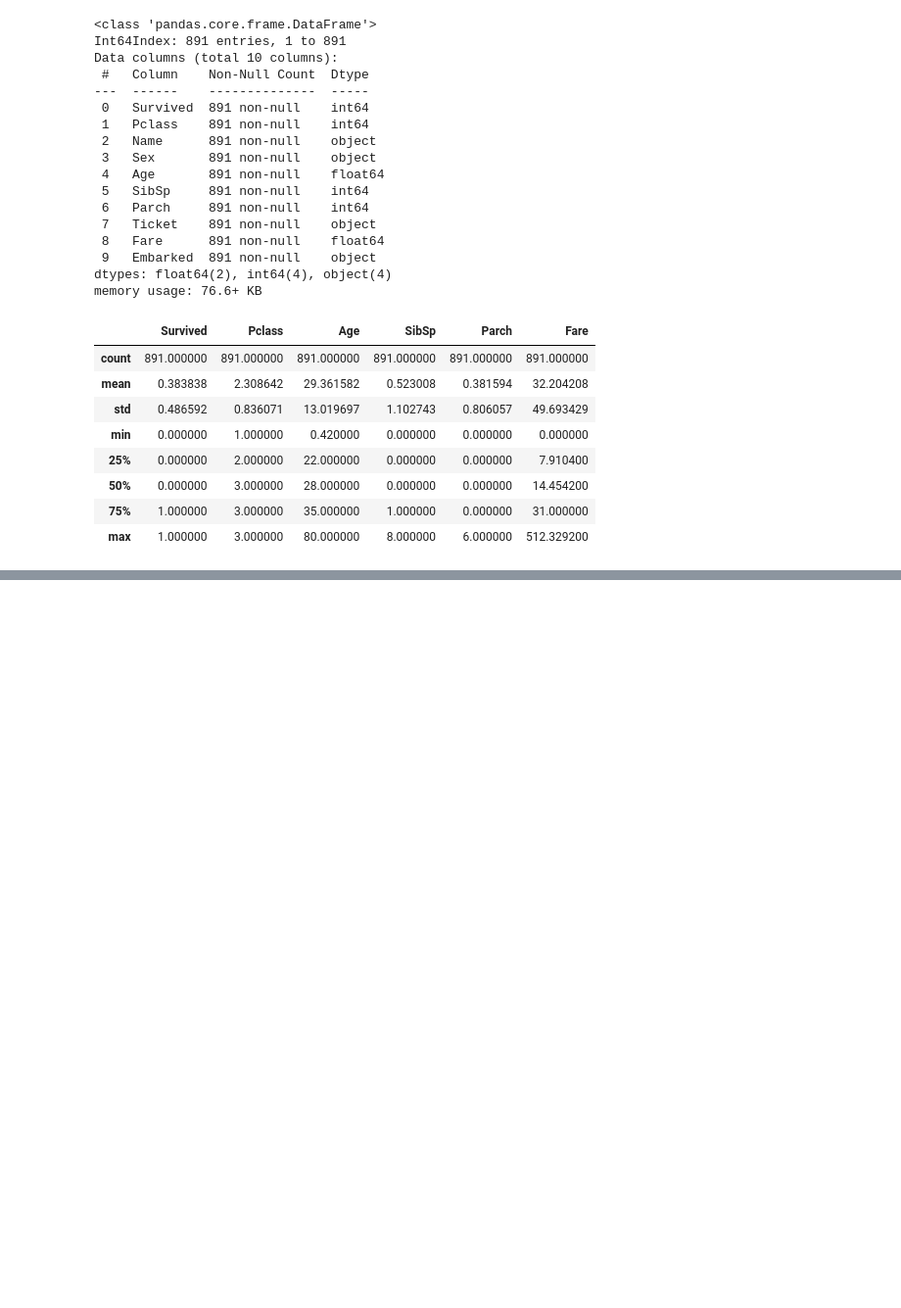
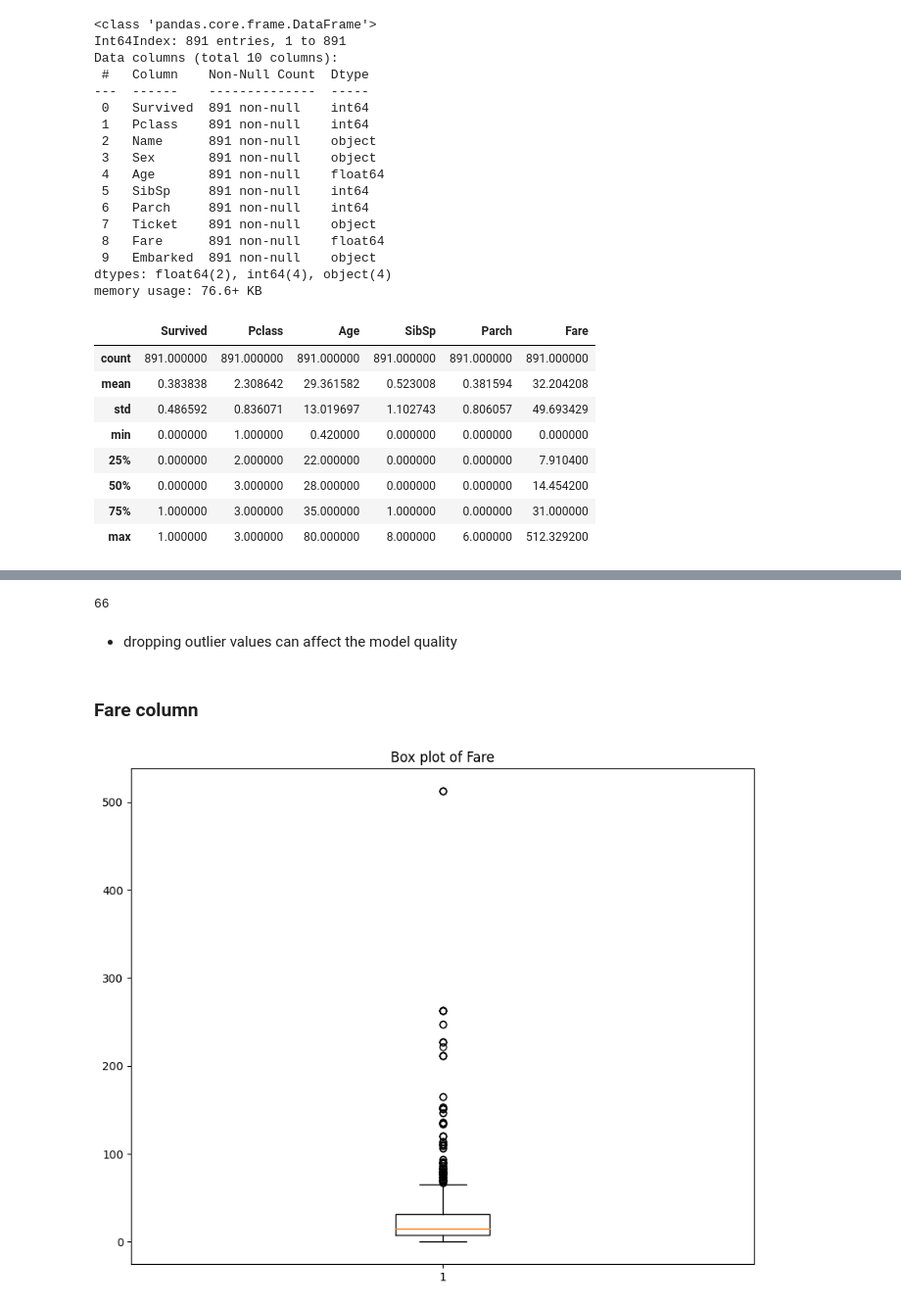
Before and after one commit to aravindsouth/dsa-assignment6, a Jupyter notebook: aravind_dsa_assig_6.ipynb, the cells around one changed output, grey strips where cells are left out. Shown: that part at 98% size. Saved outputs shown, nothing was run; the diff lists cells and outputs as text; code cells hidden in the pictures; blank space fills up the shorter version.

```diff
--- a/aravind_dsa_assig_6.ipynb
+++ b/aravind_dsa_assig_6.ipynb
@@ -207,0 +272,15 @@ data.describe()
+# %%
+len(outlier_age)
+# %% [output]
+66
+# %% [markdown]
+- dropping outlier values can affect the model quality
+# %% [markdown]
+ ### Fare column
+# %%
+plt.figure(figsize=(10,8))
+plt.boxplot(data['Fare'])
+plt.title('Box plot of Fare')
+plt.show()
+# %% [output]
+[figure, added]
```
Also changed, not shown: parts of 63 cells of this notebook.
